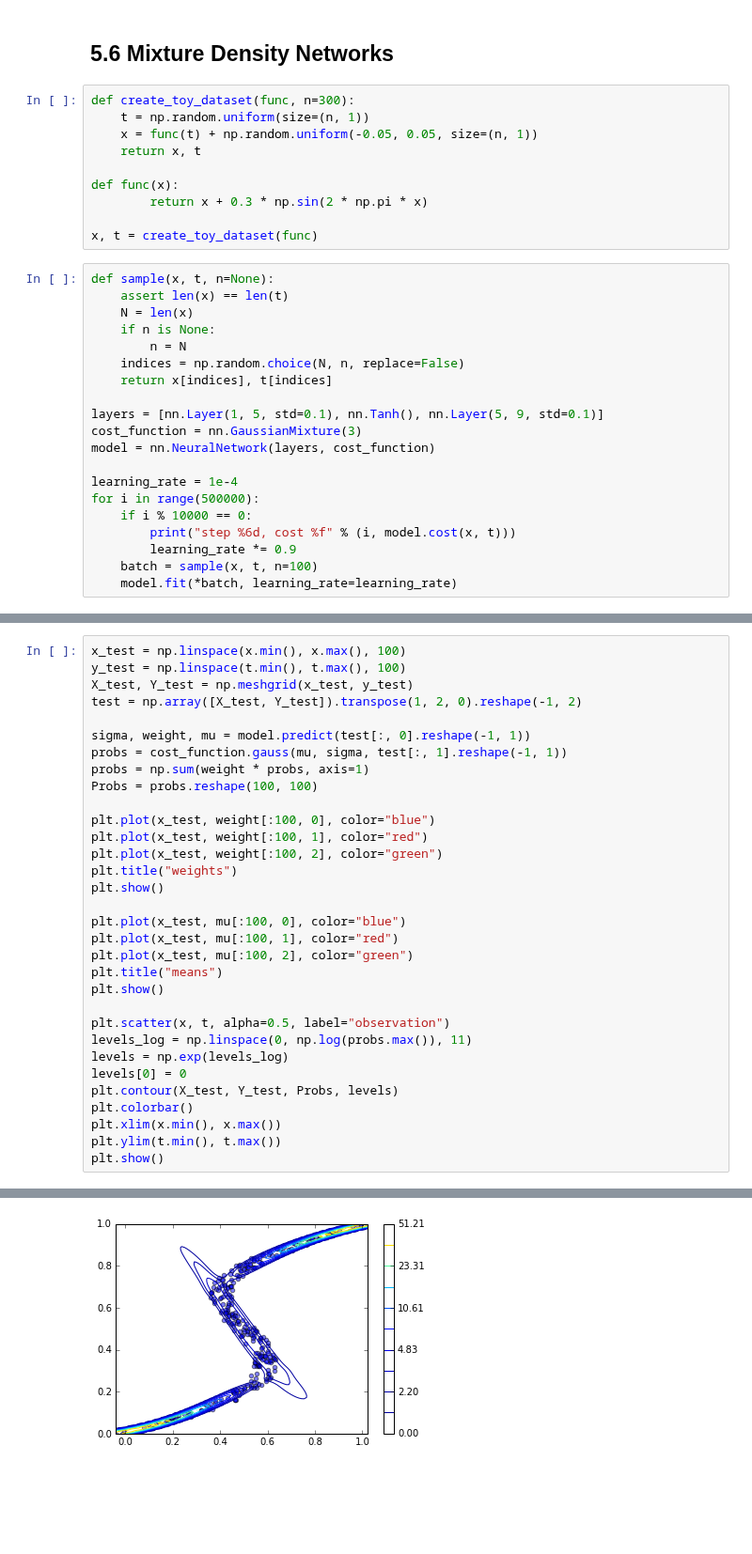
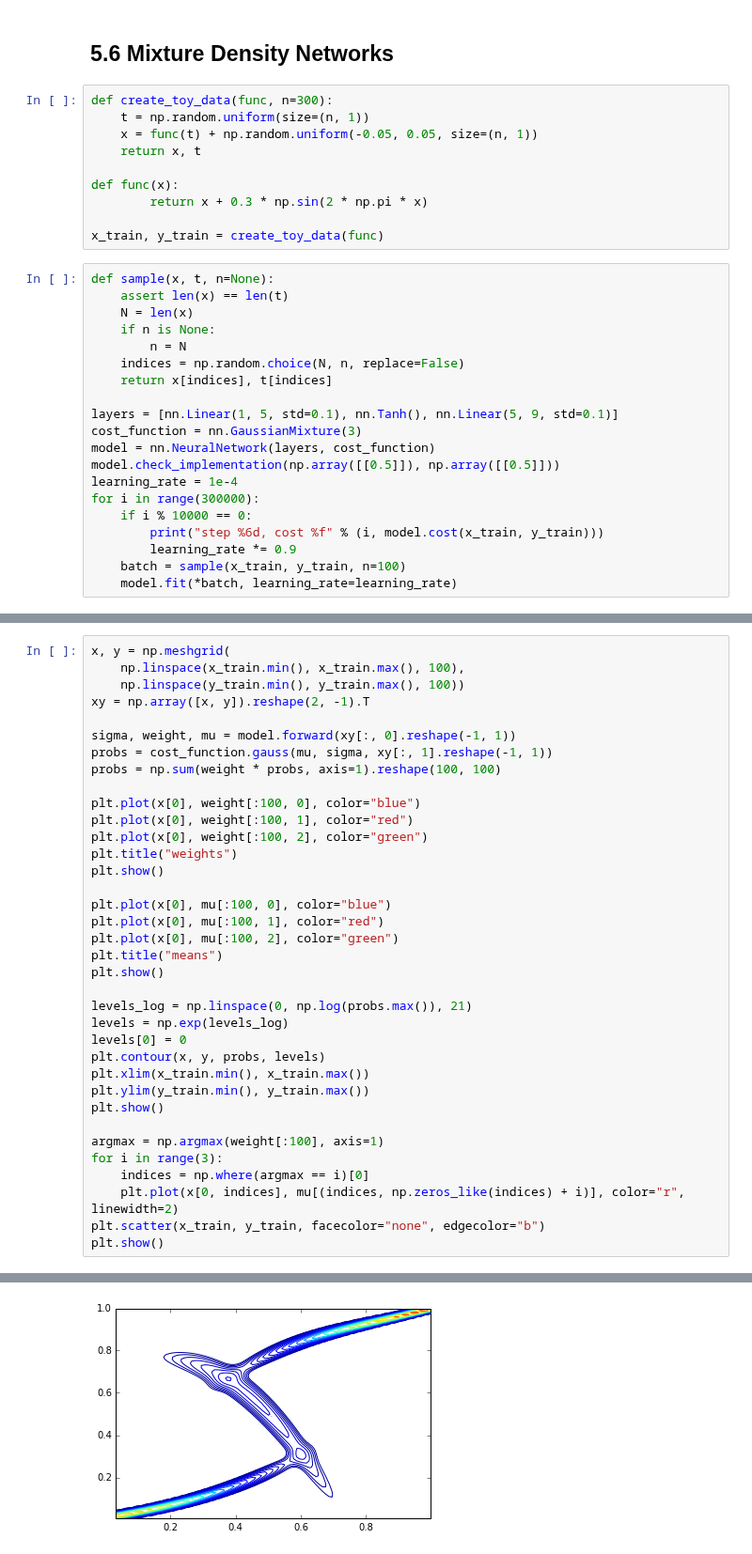
Before and after one commit to ctgk/PRML, a Jupyter notebook: ch05_Neural_Networks.ipynb, the cells around one changed output, grey strips where cells are left out. Shown at 94% size. Saved outputs shown, nothing was run; the diff lists cells and outputs as text; blank space fills up the shorter version.

```diff
--- a/ch05_Neural_Networks.ipynb
+++ b/ch05_Neural_Networks.ipynb
@@ -96,7 +124,7 @@ plt.show()
 # %% [markdown]
 ## 5.6 Mixture Density Networks
 # %%
-def create_toy_dataset(func, n=300):
+def create_toy_data(func, n=300):
     t = np.random.uniform(size=(n, 1))
     x = func(t) + np.random.uniform(-0.05, 0.05, size=(n, 1))
     return x, t
@@ -104,7 +132,7 @@ def create_toy_dataset(func, n=300):
 def func(x):
         return x + 0.3 * np.sin(2 * np.pi * x)
 
-x, t = create_toy_dataset(func)
+x_train, y_train = create_toy_data(func)
 # %%
 def sample(x, t, n=None):
     assert len(x) == len(t)
@@ -114,15 +142,15 @@ def sample(x, t, n=None):
     indices = np.random.choice(N, n, replace=False)
     return x[indices], t[indices]
 
-layers = [nn.Layer(1, 5, std=0.1), nn.Tanh(), nn.Layer(5, 9, std=0.1)]
+layers = [nn.Linear(1, 5, std=0.1), nn.Tanh(), nn.Linear(5, 9, std=0.1)]
 cost_function = nn.GaussianMixture(3)
 model = nn.NeuralNetwork(layers, cost_function)
-
+model.check_implementation(np.array([[0.5]]), np.array([[0.5]]))
 learning_rate = 1e-4
-for i in range(500000):
+for i in range(300000):
     if i % 10000 == 0:
-        print("step %6d, cost %f" % (i, model.cost(x, t)))
+        print("step %6d, cost %f" % (i, model.cost(x_train, y_train)))
         learning_rate *= 0.9
-    batch = sample(x, t, n=100)
+    batch = sample(x_train, y_train, n=100)
     model.fit(*batch, learning_rate=learning_rate)
 # %% [output]
@@ -146,33 +174,37 @@ step 490000, cost -445.210738
 # %%
-x_test = np.linspace(x.min(), x.max(), 100)
-y_test = np.linspace(t.min(), t.max(), 100)
-X_test, Y_test = np.meshgrid(x_test, y_test)
-test = np.array([X_test, Y_test]).transpose(1, 2, 0).reshape(-1, 2)
+x, y = np.meshgrid(
+    np.linspace(x_train.min(), x_train.max(), 100),
+    np.linspace(y_train.min(), y_train.max(), 100))
+xy = np.array([x, y]).reshape(2, -1).T
 
-sigma, weight, mu = model.predict(test[:, 0].reshape(-1, 1))
-probs = cost_function.gauss(mu, sigma, test[:, 1].reshape(-1, 1))
-probs = np.sum(weight * probs, axis=1)
-Probs = probs.reshape(100, 100)
+sigma, weight, mu = model.forward(xy[:, 0].reshape(-1, 1))
+probs = cost_function.gauss(mu, sigma, xy[:, 1].reshape(-1, 1))
+probs = np.sum(weight * probs, axis=1).reshape(100, 100)
 
-plt.plot(x_test, weight[:100, 0], color="blue")
-plt.plot(x_test, weight[:100, 1], color="red")
-plt.plot(x_test, weight[:100, 2], color="green")
+plt.plot(x[0], weight[:100, 0], color="blue")
+plt.plot(x[0], weight[:100, 1], color="red")
+plt.plot(x[0], weight[:100, 2], color="green")
 plt.title("weights")
 plt.show()
 
-plt.plot(x_test, mu[:100, 0], color="blue")
-plt.plot(x_test, mu[:100, 1], color="red")
-plt.plot(x_test, mu[:100, 2], color="green")
+plt.plot(x[0], mu[:100, 0], color="blue")
+plt.plot(x[0], mu[:100, 1], color="red")
+plt.plot(x[0], mu[:100, 2], color="green")
 plt.title("means")
 plt.show()
 
-plt.scatter(x, t, alpha=0.5, label="observation")
-levels_log = np.linspace(0, np.log(probs.max()), 11)
+levels_log = np.linspace(0, np.log(probs.max()), 21)
 levels = np.exp(levels_log)
 levels[0] = 0
-plt.contour(X_test, Y_test, Probs, levels)
-plt.colorbar()
-plt.xlim(x.min(), x.max())
-plt.ylim(t.min(), t.max())
+plt.contour(x, y, probs, levels)
+plt.xlim(x_train.min(), x_train.max())
+plt.ylim(y_train.min(), y_train.max())
 plt.show()
+
+argmax = np.argmax(weight[:100], axis=1)
+for i in range(3):
+    indices = np.where(argmax == i)[0]
+    plt.plot(x[0, indices], mu[(indices, np.zeros_like(indices) + i)], color="r", linewidth=2)
+plt.scatter(x_train, y_train, facecolor="none", edgecolor="b")
+plt.show()
 # %% [output]
@@ -181 +213 @@ plt.show()
-[figure, old version]
+[figure, new version]
```
Also changed, not shown: parts of 17 cells of this notebook, 1 other file.
